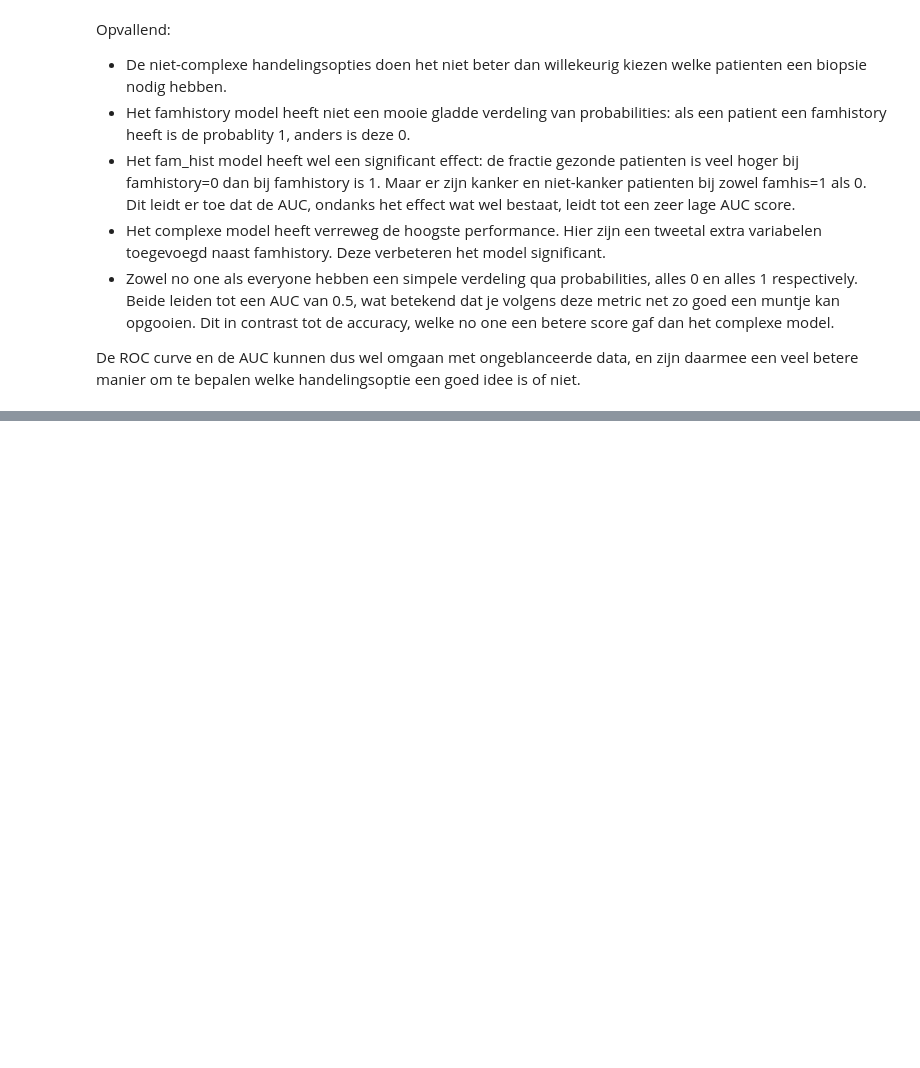
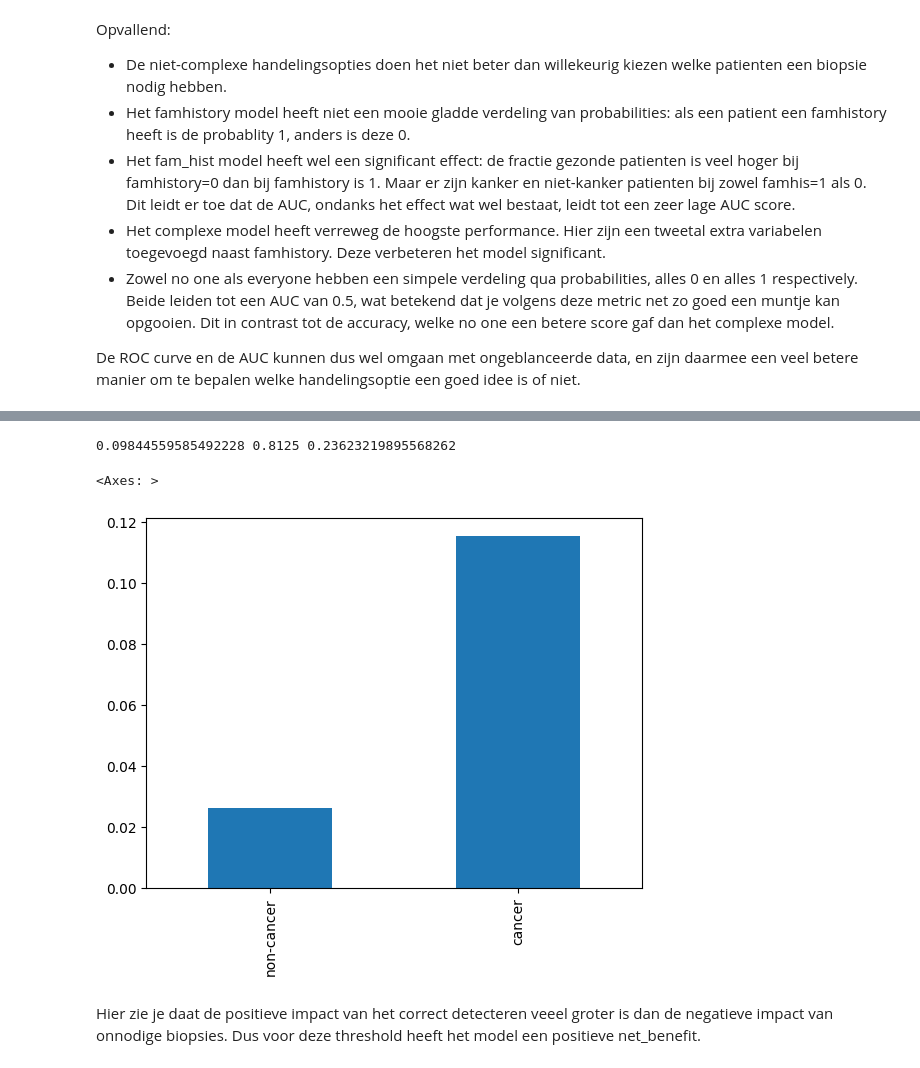
Before and after one commit to ictinnovaties-zorg/dca_blogpost, a Jupyter notebook: lab_book.ipynb, the cells around one changed output, grey strips where cells are left out. Drawn from its saved outputs; the diff is of its cells as text; code cells hidden in the pictures; blank space fills up the shorter version.

```diff
--- a/lab_book.ipynb
+++ b/lab_book.ipynb
@@ -138,0 +222,13 @@ De AUC score kan dus beter omgaan met
+# %%
+print(FPR, TPR, p)
+(df_ill.value_counts('cancer') / len(df_ill)).multiply(fpr_tpr.loc[12,['FPR', 'TPR']])
+ex_fpr_tpr = fpr_tpr.loc[12,['FPR', 'TPR']]
+ex_fpr_tpr.index = ['non-cancer', 'cancer']
+#(ex_fpr_tpr.multiply(df_ill.value_counts('cancer') / len(df_ill))).plot(kind='bar')
+ex_fpr_tpr.multiply(df_ill.value_counts('cancer') / len(df_ill)).multiply([p/(1-p), 1]).plot(kind='bar')
+# %% [output]
+0.09844559585492228 0.8125 0.23623219895568262
+<Axes: >
+[figure, added]
+# %% [markdown]
+Hier zie je daat de positieve impact van het correct detecteren veeel groter is dan de negatieve impact van onnodige biopsies. Dus voor deze threshold heeft het model een positieve net_benefit.
```
Also changed, not shown: parts of 18 cells of this notebook.
